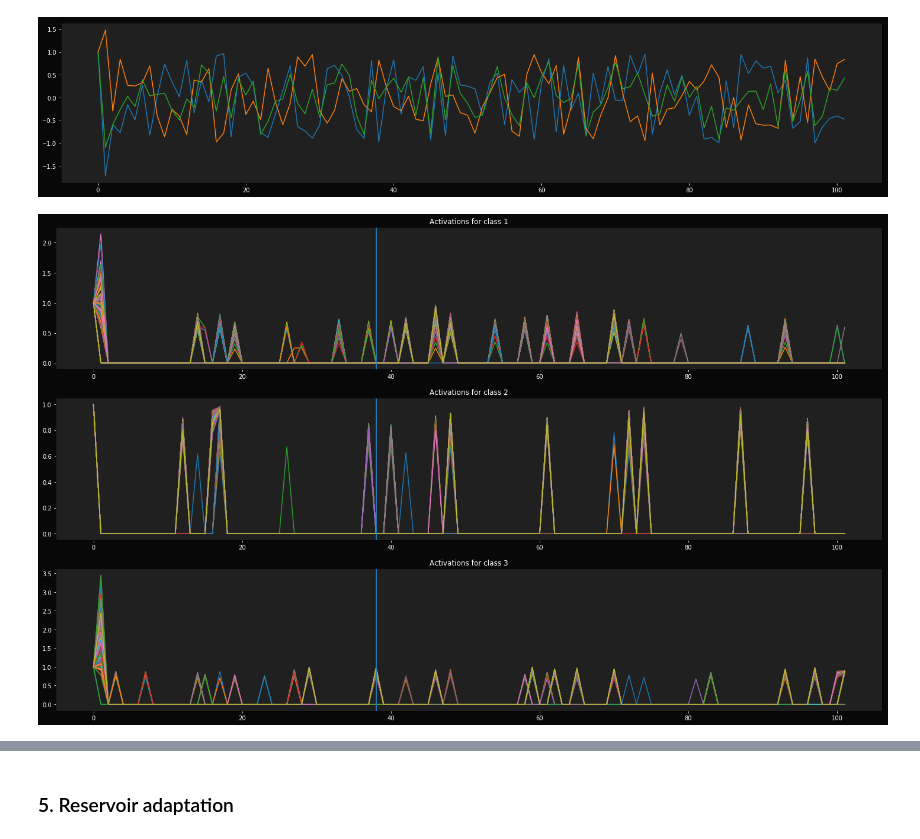
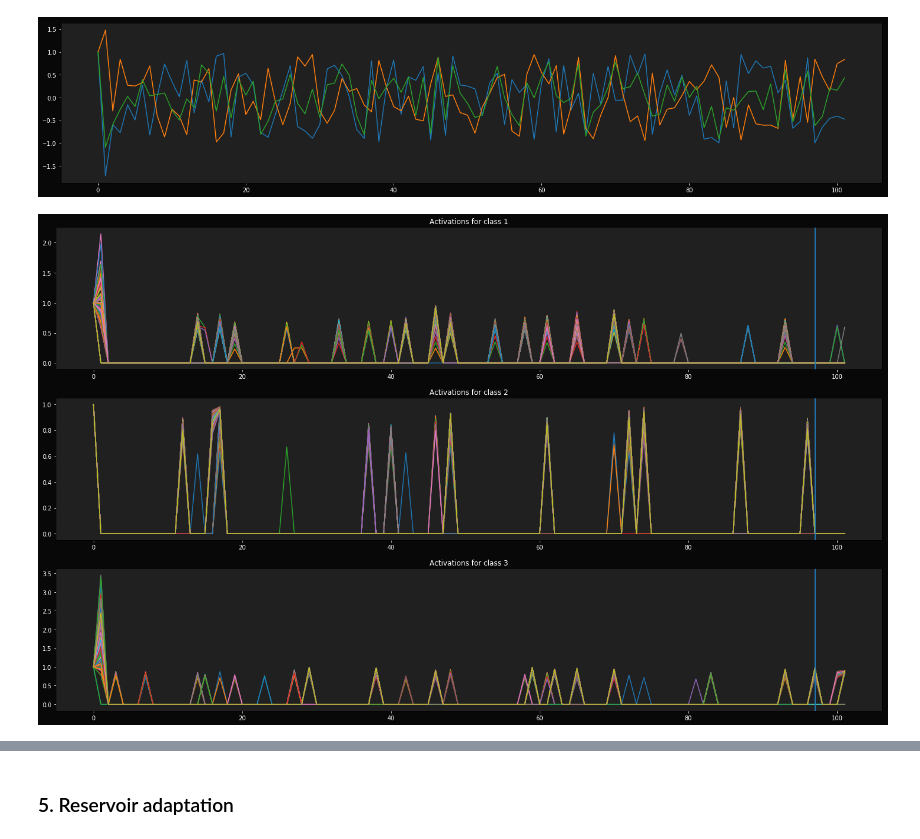
Before and after one commit to mizvol/miniESN, a Jupyter notebook: Adaptation.ipynb, the cells around one changed output, grey strips where cells are left out. Saved outputs shown, nothing was run; the diff lists cells and outputs as text; code cells hidden in the pictures.

```diff
--- a/Adaptation.ipynb
+++ b/Adaptation.ipynb
@@ -172,9 +172,9 @@ Playing with transforms
 # %%
 from scipy import fftpack
 # %%
-def fn(d):
-    return d # if you want to skip the transform
-#     return fftpack.fft(d) # if you want to apply the transform
+def fn(signal):
+    return signal # if you want to skip the transform
+#     return fftpack.rfft(signal) # if you want to apply the transform
 # %%
 figure(figsize = (25,5))
 plot(fn(X.T[515]))
@@ -183,42 +183,41 @@ plot(fn(X.T[15]))
 # %% [output]
 [<matplotlib.lines.Line2D at 0x...>]
 [figure]
+# %%
+def std_peaks(signal, threshold):
+    std = np.std(signal)
+    filtered = [v if v > threshold * std else 0 for v in signal]
+    return filtered
 # %%
 # Peak detection
 
 threshold = 1.3
 init = 0
-position = 38 #vertival line position
+position = 97 #vertival line position
 
 figure(figsize=(25,15))
 subplot(3,1,1)
 title("Activations for class 1")
 for i in range(0,499):
     input = fn(X.T[i, init:])
-    std = np.std(input)
-    filtered = [v if v > threshold * std else 0 for v in input]
+    filtered = std_peaks(input, threshold)
     plot(filtered)
     axvline(position)
-#     plot(X.T[i, 10:])
 
 subplot(3,1,2)
 title("Activations for class 2")
 for i in range(500,999):
     input = fn(X.T[i, init:])
-    std = np.std(input)
-    filtered = [v if v > threshold * std else 0 for v in input]
+    filtered = std_peaks(input, threshold)
     plot(filtered)
     axvline(position)
-#     plot(X.T[i, 10:])
 
 subplot(3,1,3)
 title("Activations for class 3")
 for i in range(1000,1499):
     input = fn(X.T[i, init:])
-    std = np.std(input)
-    filtered = [v if v > threshold * std else 0 for v in input]
+    filtered = std_peaks(input, threshold)
     plot(filtered)
     axvline(position)
-#     plot(X.T[i, 10:])
 # %% [output]
-[figure, old version]
+[figure, new version]
```
Also changed, not shown: parts of 7 cells of this notebook.
